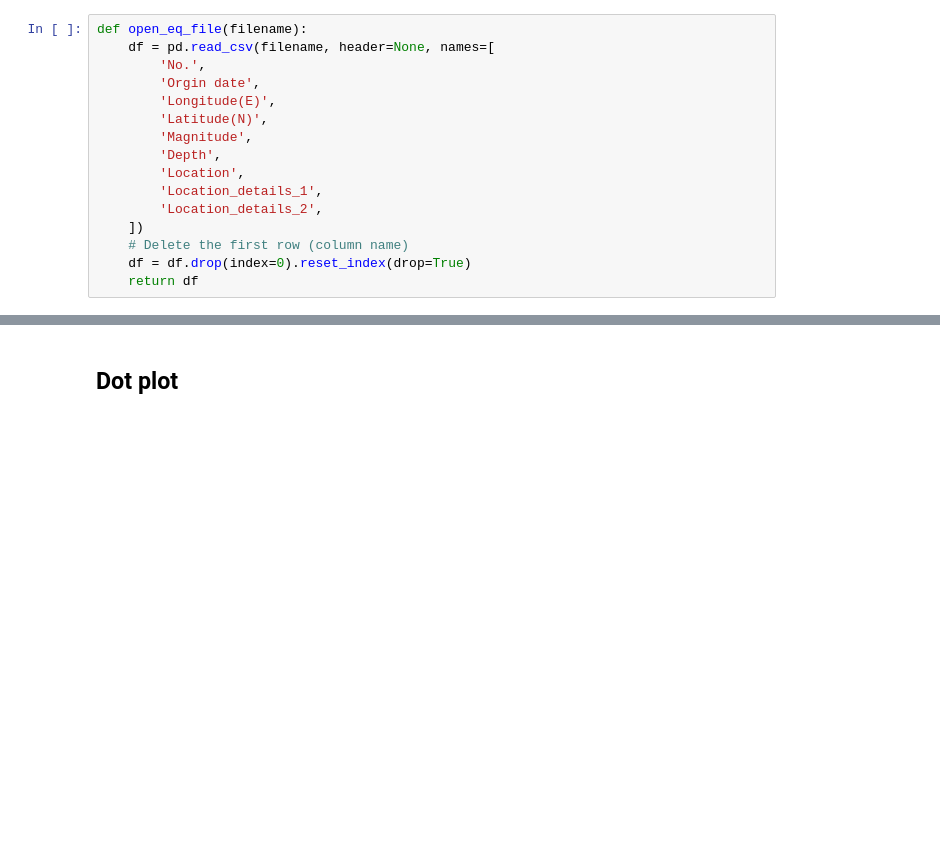
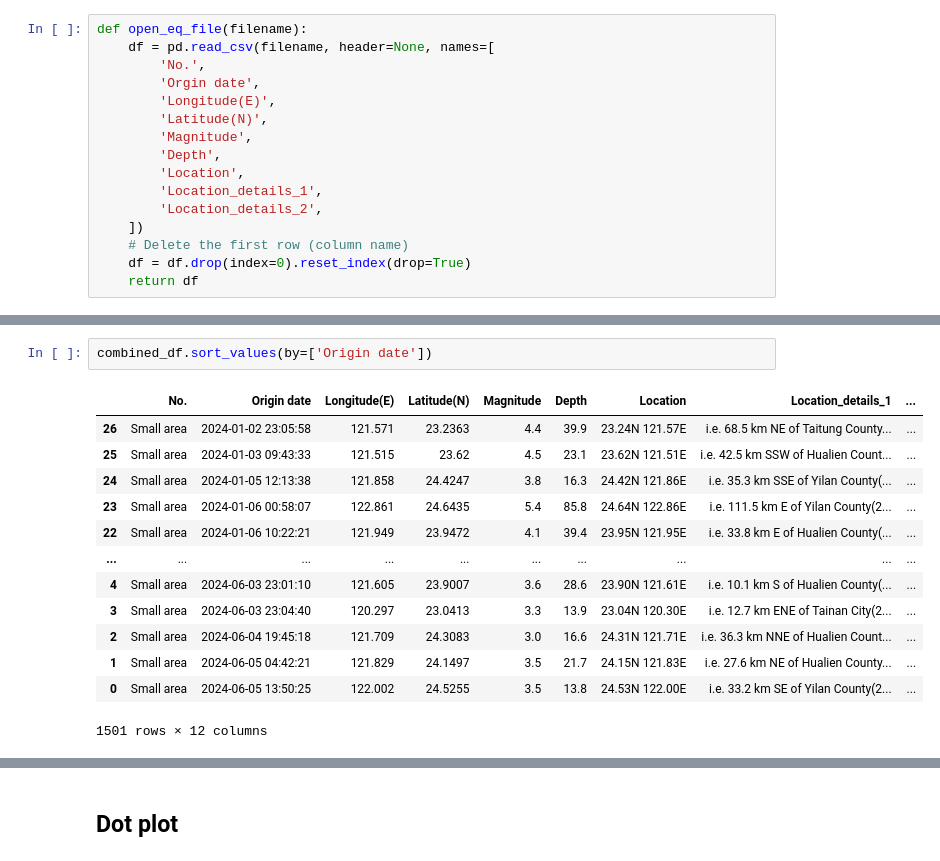
Before and after one commit to advcomp-earthquake/earthquake-monitor, a Jupyter notebook: final/combine_data.ipynb, the cells around one changed output, grey strips where cells are left out. Cells and saved outputs as stored; diff of their text form; blank space fills up the shorter version.

```diff
--- a/final/combine_data.ipynb
+++ b/final/combine_data.ipynb
@@ -96,0 +67,16 @@ def open_eq_file(filename):
+# %%
+combined_df.sort_values(by=['Origin date'])
+# %% [output]
+|  | No. | Origin date | Longitude(E) | Latitude(N) | Magnitude | Depth | Location | Location_details_1 | ... |
+| 26 | Small area | 2024-01-02 23:05:58 | 121.571 | 23.2363 | 4.4 | 39.9 | 23.24N 121.57E | i.e. 68.5 km NE of Taitung County... | ... |
+| 25 | Small area | 2024-01-03 09:43:33 | 121.515 | 23.62 | 4.5 | 23.1 | 23.62N 121.51E | i.e. 42.5 km SSW of Hualien Count... | ... |
+| 24 | Small area | 2024-01-05 12:13:38 | 121.858 | 24.4247 | 3.8 | 16.3 | 24.42N 121.86E | i.e. 35.3 km SSE of Yilan County(... | ... |
+| 23 | Small area | 2024-01-06 00:58:07 | 122.861 | 24.6435 | 5.4 | 85.8 | 24.64N 122.86E | i.e. 111.5 km E of Yilan County(2... | ... |
+| 22 | Small area | 2024-01-06 10:22:21 | 121.949 | 23.9472 | 4.1 | 39.4 | 23.95N 121.95E | i.e. 33.8 km E of Hualien County(... | ... |
+| ... | ... | ... | ... | ... | ... | ... | ... | ... | ... |
+| 4 | Small area | 2024-06-03 23:01:10 | 121.605 | 23.9007 | 3.6 | 28.6 | 23.90N 121.61E | i.e. 10.1 km S of Hualien County(... | ... |
+| 3 | Small area | 2024-06-03 23:04:40 | 120.297 | 23.0413 | 3.3 | 13.9 | 23.04N 120.30E | i.e. 12.7 km ENE of Tainan City(2... | ... |
+| 2 | Small area | 2024-06-04 19:45:18 | 121.709 | 24.3083 | 3.0 | 16.6 | 24.31N 121.71E | i.e. 36.3 km NNE of Hualien Count... | ... |
+| 1 | Small area | 2024-06-05 04:42:21 | 121.829 | 24.1497 | 3.5 | 21.7 | 24.15N 121.83E | i.e. 27.6 km NE of Hualien County... | ... |
+| 0 | Small area | 2024-06-05 13:50:25 | 122.002 | 24.5255 | 3.5 | 13.8 | 24.53N 122.00E | i.e. 33.2 km SE of Yilan County(2... | ... |
+1501 rows × 12 columns
```
Also changed, not shown: parts of 9 cells of this notebook, 4 other files.
